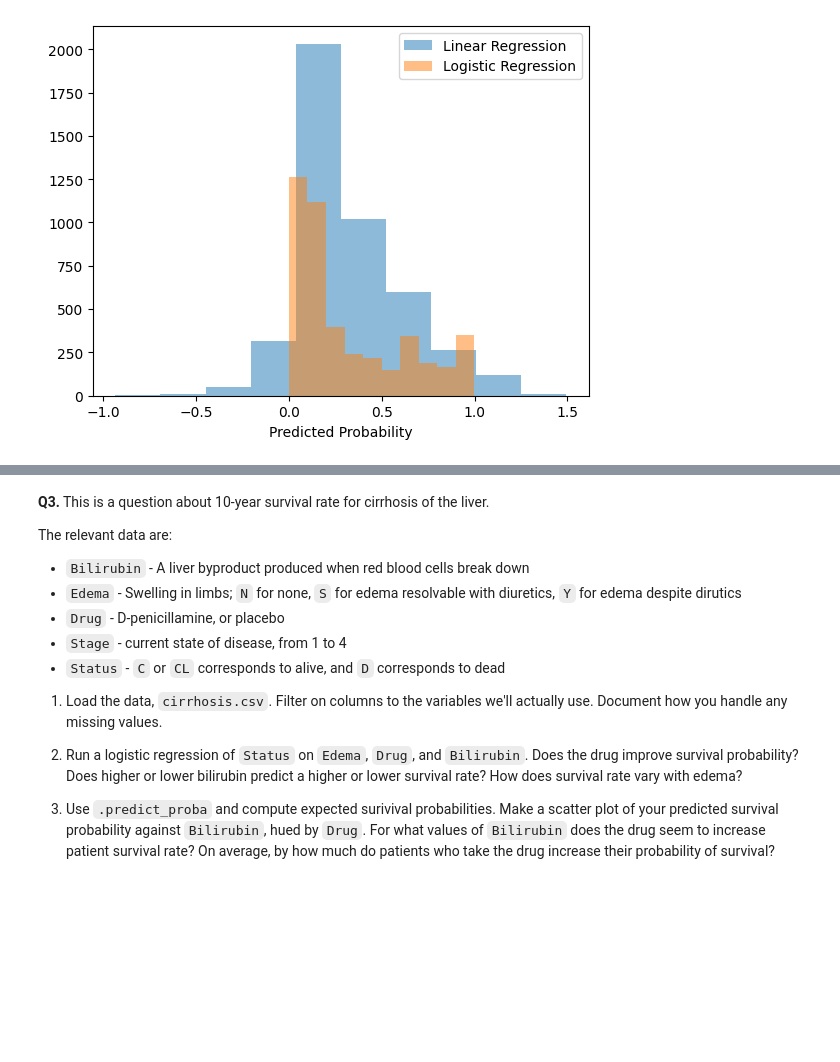
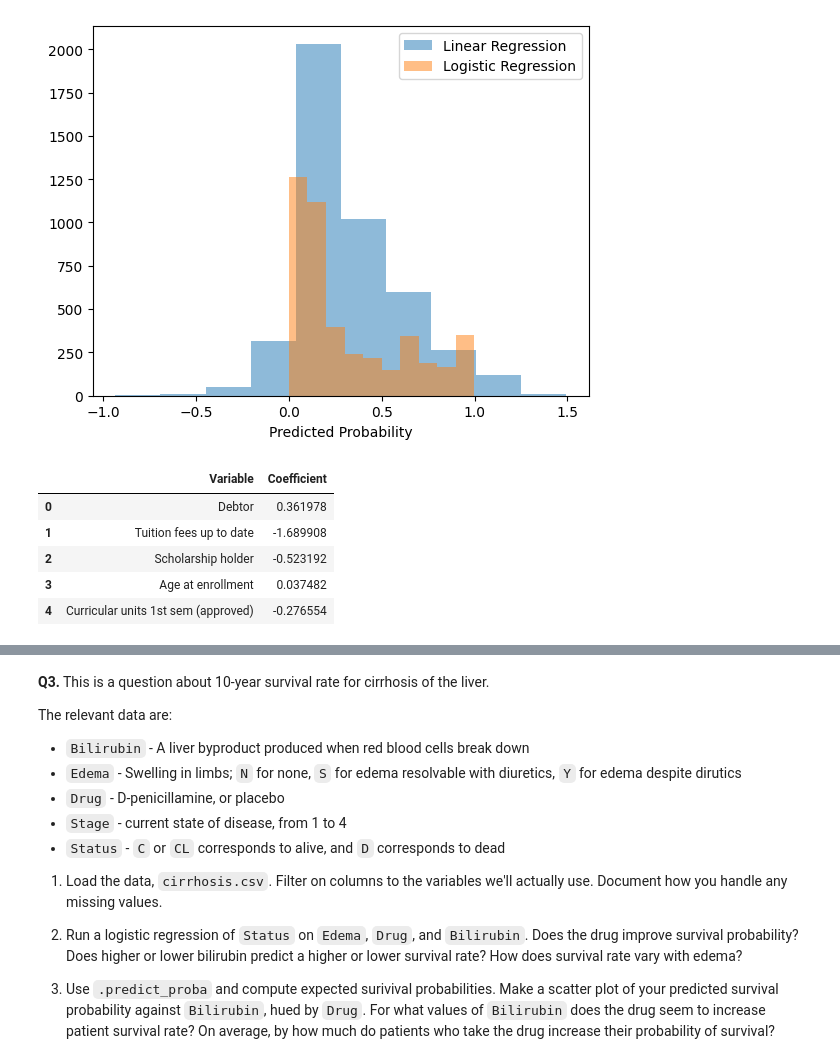
Before and after one commit to AngelikaBaloy/undergrad_ml_assignments, a Jupyter notebook: 05_assignment_glm.ipynb, the cells around one changed output, grey strips where cells are left out. Cells and saved outputs as stored; diff of their text form; code cells hidden in the pictures; blank space fills up the shorter version.

```diff
--- a/05_assignment_glm.ipynb
+++ b/05_assignment_glm.ipynb
@@ -231,3 +213,19 @@ plt.show()
 # what kinds of interventions can you imagine that would help at-risk students stay enrolled?
 # %%
 # 7. multinomial logistic regression
+x = df.loc[:, ['Debtor', 'Tuition fees up to date',
+           'Scholarship holder', 'Age at enrollment',
+           'Curricular units 1st sem (approved)']]
+y = df['Target'] # grad, dropout, enrolled
+
+reg = LogisticRegression(penalty=None,
+                         max_iter=5000)
+reg = reg.fit(x,y)
+pd.DataFrame({'Variable':reg.feature_names_in_, 'Coefficient':reg.coef_[0]})
+# %% [output]
+|  | Variable | Coefficient |
+| 0 | Debtor | 0.361978 |
+| 1 | Tuition fees up to date | -1.689908 |
+| 2 | Scholarship holder | -0.523192 |
+| 3 | Age at enrollment | 0.037482 |
+| 4 | Curricular units 1st sem (approved) | -0.276554 |
```
Also changed, not shown: parts of 14 cells of this notebook.
